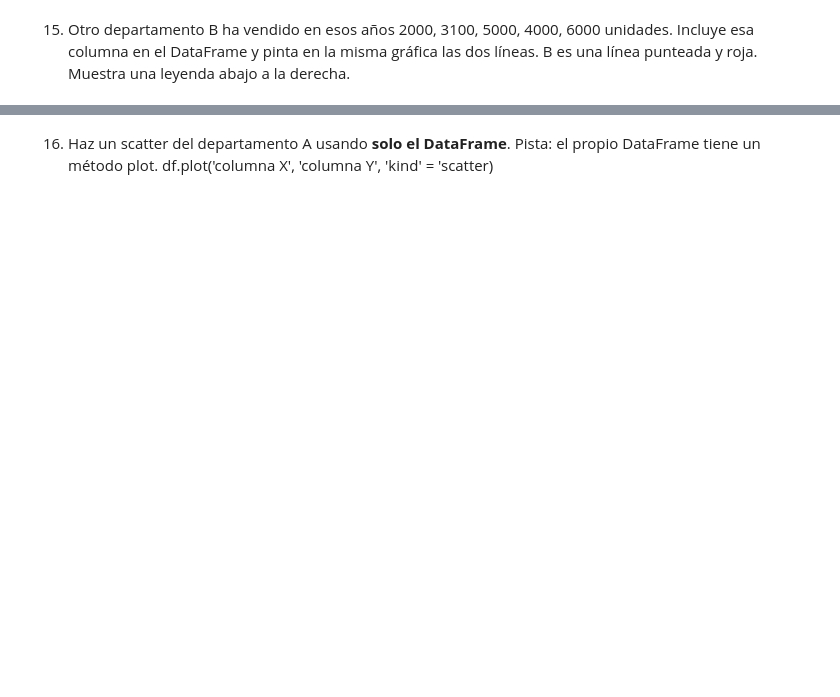
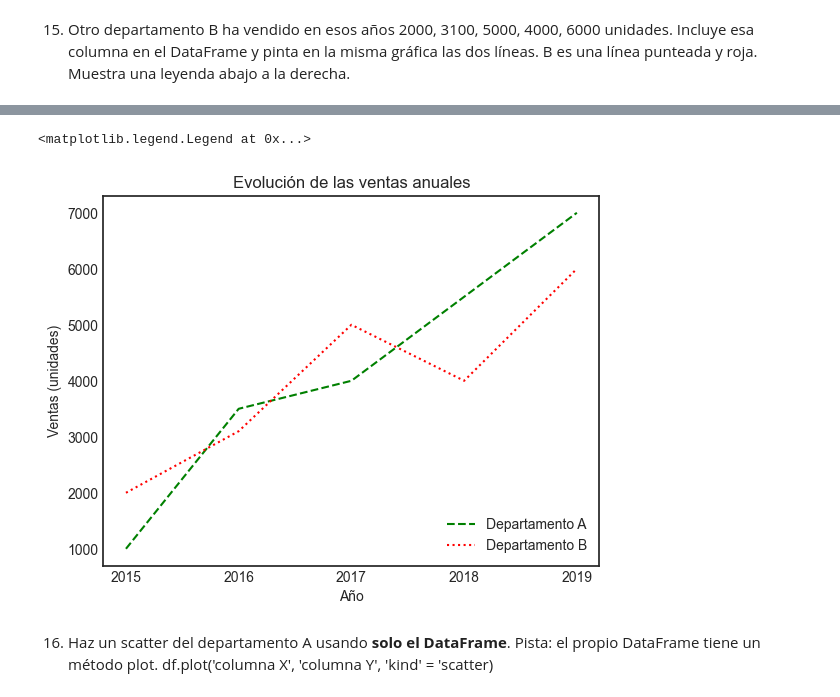
Before and after one commit to MNievas12/2411_dsft_thebridge, a Jupyter notebook: 2-Data-Analysis/4-Visualización/1-Matplotlib/ejercicios/ejercicios_Matplotlib.ipynb, the cells around one changed output, grey strips where cells are left out. Saved outputs shown, nothing was run; the diff lists cells and outputs as text; code cells hidden in the pictures; blank space fills up the shorter version.

```diff
--- a/2-Data-Analysis/4-Visualización/1-Matplotlib/ejercicios/ejercicios_Matplotlib.ipynb
+++ b/2-Data-Analysis/4-Visualización/1-Matplotlib/ejercicios/ejercicios_Matplotlib.ipynb
@@ -279,2 +309,5 @@ Cambia el estilo a 'seaborn-white'. La línea debe ser con rayas y verde.
 # %% [markdown]
 15. Otro departamento B ha vendido en esos años 2000, 3100, 5000, 4000, 6000 unidades. Incluye esa columna en el DataFrame y pinta en la misma gráfica las dos líneas. B es una línea punteada y roja. Muestra una leyenda abajo a la derecha.
+# %%
+df_13['sold_items_b'] = [2000, 3100, 5000, 4000, 6000]
+df_13
@@ -281,3 +321,14 @@ Cambia el estilo a 'seaborn-white'. La línea debe ser con rayas y verde.
+# %%
+plt.plot(df_13['year'], df_13['sold_items_a'], '--g', label="Departamento A")
+plt.plot(df_13['year'], df_13['sold_items_b'], ':r', label="Departamento B")
+plt.xticks(df_13['year']);
+plt.xlabel("Año")
+plt.ylabel("Ventas (unidades)")
+plt.title("Evolución de las ventas anuales")
+plt.legend(loc="lower right")
+# %% [output]
+<matplotlib.legend.Legend at 0x...>
+[figure, added]
 # %% [markdown]
 16. Haz un scatter del departamento A usando __solo el DataFrame__.
 Pista: el propio DataFrame tiene un método plot.
```
Also changed, not shown: parts of 11 cells of this notebook, 1 other file.
